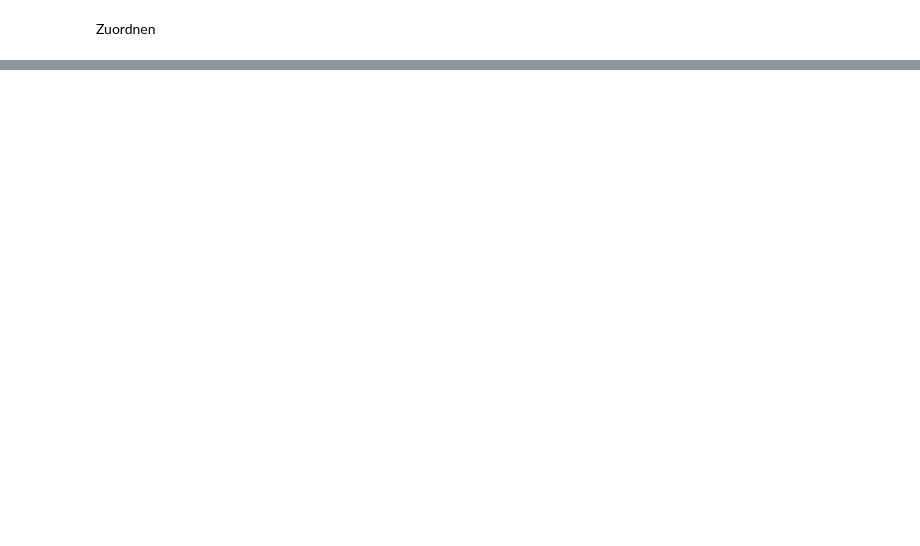
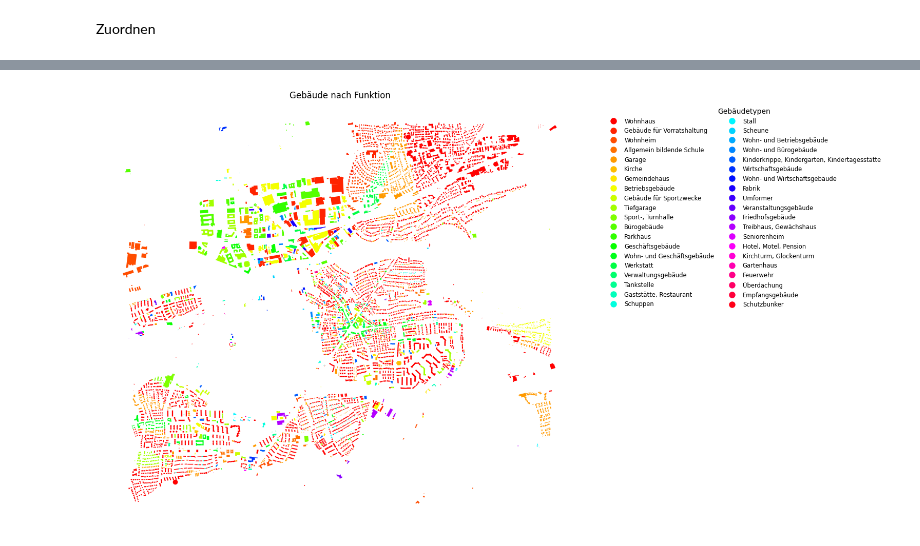
Before and after one commit to MagnusGutacker/Code, a Jupyter notebook: Test_ALKIS_zu_OSM.ipynb, the cells around one changed output, grey strips where cells are left out. Cells and saved outputs as stored; diff of their text form; code cells hidden in the pictures; blank space fills up the shorter version.

```diff
--- a/Test_ALKIS_zu_OSM.ipynb
+++ b/Test_ALKIS_zu_OSM.ipynb
@@ -197,3 +148,2 @@ def assign_function_to_building(buildings_gdf,alkis_gdf):
 # %%
-buildings = assign_function_to_building(buildings,alkis)
-print(buildings.iloc[0])
+updated_buildings = assign_function_to_building(buildings,alkis)
@@ -217,0 +170,6 @@ Name: (way, 23603149), dtype: object
+# %%
+all_buildings_with_function = assign_nearest_function(updated_buildings)
+function_counts = count_building_functions(all_buildings_with_function)
+
+# Tabelle ausgeben
+print(function_counts)
@@ -217,0 +194,31 @@ Name: (way, 23603149), dtype: object
+# %%
+def plot_building_functions(buildings_gdf,selected_function):
+    # Einzigartige Gebäudetypen und ihre Farben definieren
+    unique_functions = buildings_gdf[selected_function].unique()
+    num_colors = len(unique_functions)
+    colors = plt.cm.hsv(np.linspace(0, 1, num_colors))
+    color_dict = dict(zip(unique_functions, colors))
+
+    # Plot initialisieren
+    fig, ax = plt.subplots(figsize=(12, 12))
+
+    # Durch die Gebäudetypen iterieren und jeden Typ plotten
+    for function, color in color_dict.items():
+        subset = buildings_gdf[buildings_gdf[selected_function] == function]
+        subset.plot(ax=ax, color=color, label=function)
+
+    # Manuelle Erstellung der Legende
+    handles = [plt.Line2D([0], [0], marker='o', color='w', markerfacecolor=color, markersize=10, label=function)
+               for function, color in color_dict.items()]
+
+    # Erstellen einer mehrspaltigen Legende
+    ax.legend(handles=handles, title='Gebäudetypen', bbox_to_anchor=(1.05, 1), loc='upper left', ncol=2, fontsize='small', frameon=False)
+    ax.set_axis_off()
+
+    # Titel hinzufügen
+    plt.title('Gebäude nach Funktion')
+    plt.show()
+# %%
+plot_building_functions(all_buildings_with_function,'function')
+# %% [output]
+[figure, added]
```
Also changed, not shown: parts of 13 cells of this notebook.
